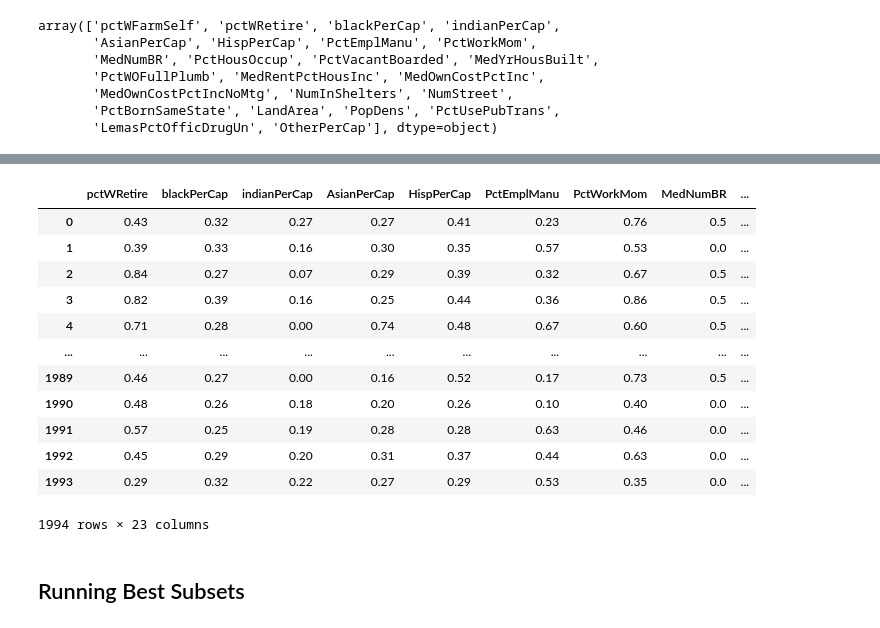
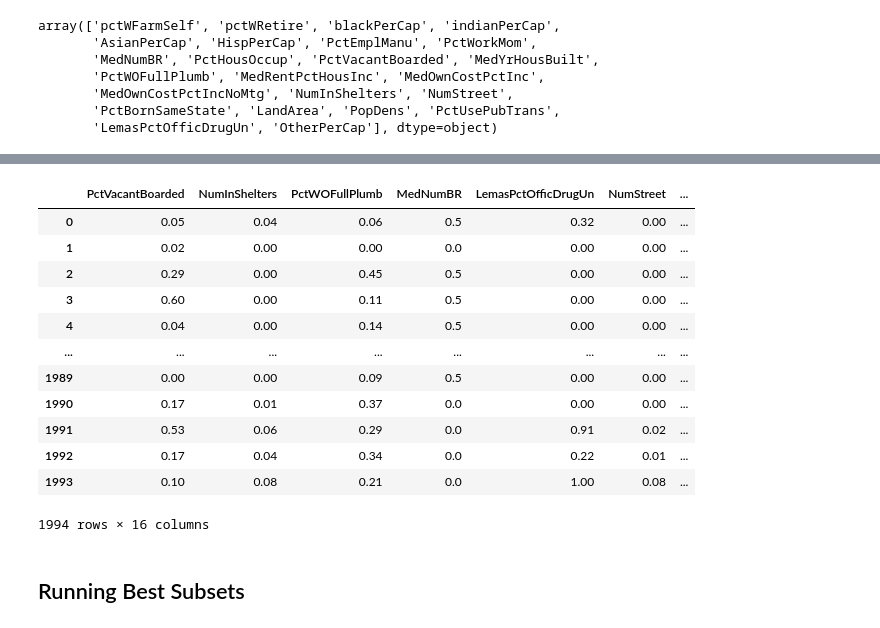
Before and after one commit to dimitris-markopoulos/CrimePredictor-ML, a Jupyter notebook: 1_NaiveFeatureSelection.ipynb, the cells around one changed output, grey strips where cells are left out. Drawn from its saved outputs; the diff is of its cells as text; code cells hidden in the pictures.

```diff
--- a/1_NaiveFeatureSelection.ipynb
+++ b/1_NaiveFeatureSelection.ipynb
@@ -333,0 +293,8 @@ There were 0 features removed due to high correlation.
+# %%
+y = data.loc[:,'ViolentCrimesPerPop']
+X = data.loc[:, var_filtered_vif] #using already filtered vars from above
+
+corr_df = X.corrwith(y).to_frame(name='Corr(x_i, y)')
+corr_df['Absolute Correlation'] = corr_df.apply(lambda x: abs(x))
+corr_df = corr_df.sort_values(by = 'Absolute Correlation', ascending = False)
+corr_df
@@ -333,0 +319,6 @@ There were 0 features removed due to high correlation.
+# %%
+correlation_level = 0.15
+# Find features with correlation lower than {correlation_level}
+low_corr_variables = list(corr_df.loc[corr_df['Absolute Correlation'] <= correlation_level].index)
+high_corr_Xandy = list(corr_df.loc[corr_df['Absolute Correlation'] > correlation_level].index)
+print(f"There were {len(low_corr_variables)} features removed due to low correlation between that variable and y.")
@@ -334,20 +351,20 @@ There were 0 features removed due to high correlation.
 # %%
-X_filtered = X[low_correlation_vars]
+X_filtered = X[high_corr_Xandy]
 X_filtered
 # %% [output]
-|  | pctWRetire | blackPerCap | indianPerCap | AsianPerCap | HispPerCap | PctEmplManu | PctWorkMom | MedNumBR | ... |
-| 0 | 0.43 | 0.32 | 0.27 | 0.27 | 0.41 | 0.23 | 0.76 | 0.5 | ... |
-| 1 | 0.39 | 0.33 | 0.16 | 0.30 | 0.35 | 0.57 | 0.53 | 0.0 | ... |
-| 2 | 0.84 | 0.27 | 0.07 | 0.29 | 0.39 | 0.32 | 0.67 | 0.5 | ... |
-| 3 | 0.82 | 0.39 | 0.16 | 0.25 | 0.44 | 0.36 | 0.86 | 0.5 | ... |
-| 4 | 0.71 | 0.28 | 0.00 | 0.74 | 0.48 | 0.67 | 0.60 | 0.5 | ... |
-| ... | ... | ... | ... | ... | ... | ... | ... | ... | ... |
-| 1989 | 0.46 | 0.27 | 0.00 | 0.16 | 0.52 | 0.17 | 0.73 | 0.5 | ... |
-| 1990 | 0.48 | 0.26 | 0.18 | 0.20 | 0.26 | 0.10 | 0.40 | 0.0 | ... |
-| 1991 | 0.57 | 0.25 | 0.19 | 0.28 | 0.28 | 0.63 | 0.46 | 0.0 | ... |
-| 1992 | 0.45 | 0.29 | 0.20 | 0.31 | 0.37 | 0.44 | 0.63 | 0.0 | ... |
-| 1993 | 0.29 | 0.32 | 0.22 | 0.27 | 0.29 | 0.53 | 0.35 | 0.0 | ... |
+|  | PctVacantBoarded | NumInShelters | PctWOFullPlumb | MedNumBR | LemasPctOfficDrugUn | NumStreet | ... |
+| 0 | 0.05 | 0.04 | 0.06 | 0.5 | 0.32 | 0.00 | ... |
+| 1 | 0.02 | 0.00 | 0.00 | 0.0 | 0.00 | 0.00 | ... |
+| 2 | 0.29 | 0.00 | 0.45 | 0.5 | 0.00 | 0.00 | ... |
+| 3 | 0.60 | 0.00 | 0.11 | 0.5 | 0.00 | 0.00 | ... |
+| 4 | 0.04 | 0.00 | 0.14 | 0.5 | 0.00 | 0.00 | ... |
+| ... | ... | ... | ... | ... | ... | ... | ... |
+| 1989 | 0.00 | 0.00 | 0.09 | 0.5 | 0.00 | 0.00 | ... |
+| 1990 | 0.17 | 0.01 | 0.37 | 0.0 | 0.00 | 0.00 | ... |
+| 1991 | 0.53 | 0.06 | 0.29 | 0.0 | 0.91 | 0.02 | ... |
+| 1992 | 0.17 | 0.04 | 0.34 | 0.0 | 0.22 | 0.01 | ... |
+| 1993 | 0.10 | 0.08 | 0.21 | 0.0 | 1.00 | 0.08 | ... |
-1994 rows × 23 columns
+1994 rows × 16 columns
 # %% [markdown]
 ## Running Best Subsets
 # %% [markdown]
```
Also changed, not shown: parts of 32 cells of this notebook.
